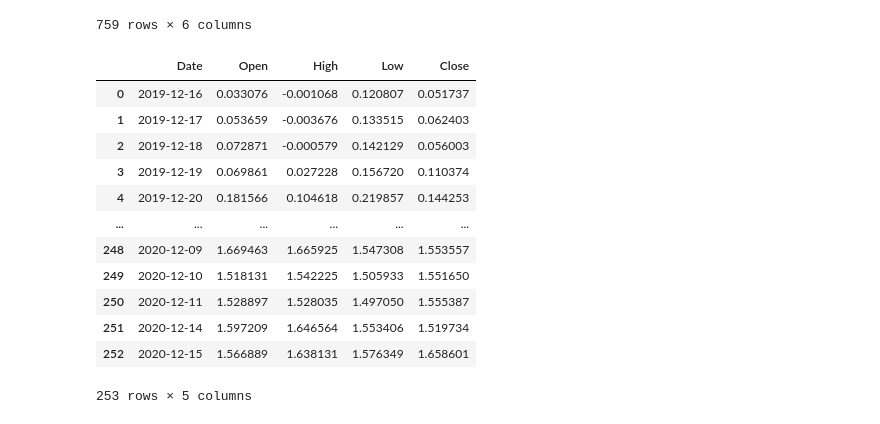
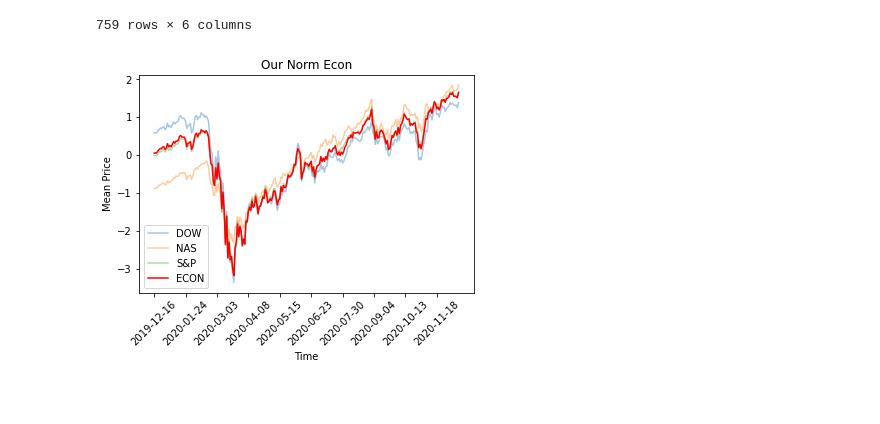
Before and after one commit to JonathanConn/320_final, a Jupyter notebook: main.ipynb, the cells around one changed output. Drawn from its saved outputs; the diff is of its cells as text; code cells hidden in the pictures; blank space fills up the shorter version.

```diff
--- a/main.ipynb
+++ b/main.ipynb
@@ -115,22 +165,24 @@ master_df
 # %%
 # sum each index for every date and mean normalizing
 df = master_df.groupby(master_df.index // 3).sum()
-df = (df - df.mean()) / df.std()
+norm_df = (df - df.mean()) / df.std()
 
 # appending dates back for graphing
-df.insert(loc=0, column='Date', value=dow_df['Date'])
-df
+norm_df.insert(loc=0, column='Date', value=dow_df['Date'])
+
+plt.plot(norm_dow['Date'], norm_dow['Close'], label='DOW', alpha=0.4)
+plt.plot(norm_nas['Date'], norm_nas['Close'], label='NAS', alpha=0.4)
+plt.plot(norm_sp['Date'], norm_sp['Close'], label='S&P', alpha=0.4)
+
+plt.plot(norm_df['Date'], norm_df['Close'], color='red', label='ECON')
+
+plt.title('Our Norm Econ')
+plt.xlabel('Time')
+plt.ylabel('Mean Price')
+
+plt.xticks(norm_df['Date'], norm_df['Date'], rotation=45)
+plt.locator_params(axis='x', nbins=10)
+plt.legend()
+plt.show()
 # %% [output]
-|  | Date | Open | High | Low | Close |
-| 0 | 2019-12-16 | 0.033076 | -0.001068 | 0.120807 | 0.051737 |
-| 1 | 2019-12-17 | 0.053659 | -0.003676 | 0.133515 | 0.062403 |
-| 2 | 2019-12-18 | 0.072871 | -0.000579 | 0.142129 | 0.056003 |
-| 3 | 2019-12-19 | 0.069861 | 0.027228 | 0.156720 | 0.110374 |
-| 4 | 2019-12-20 | 0.181566 | 0.104618 | 0.219857 | 0.144253 |
-| ... | ... | ... | ... | ... | ... |
-| 248 | 2020-12-09 | 1.669463 | 1.665925 | 1.547308 | 1.553557 |
-| 249 | 2020-12-10 | 1.518131 | 1.542225 | 1.505933 | 1.551650 |
-| 250 | 2020-12-11 | 1.528897 | 1.528035 | 1.497050 | 1.555387 |
-| 251 | 2020-12-14 | 1.597209 | 1.646564 | 1.553406 | 1.519734 |
-| 252 | 2020-12-15 | 1.566889 | 1.638131 | 1.576349 | 1.658601 |
-253 rows × 5 columns
+[figure, added]
```
Also changed, not shown: parts of 5 cells of this notebook.
